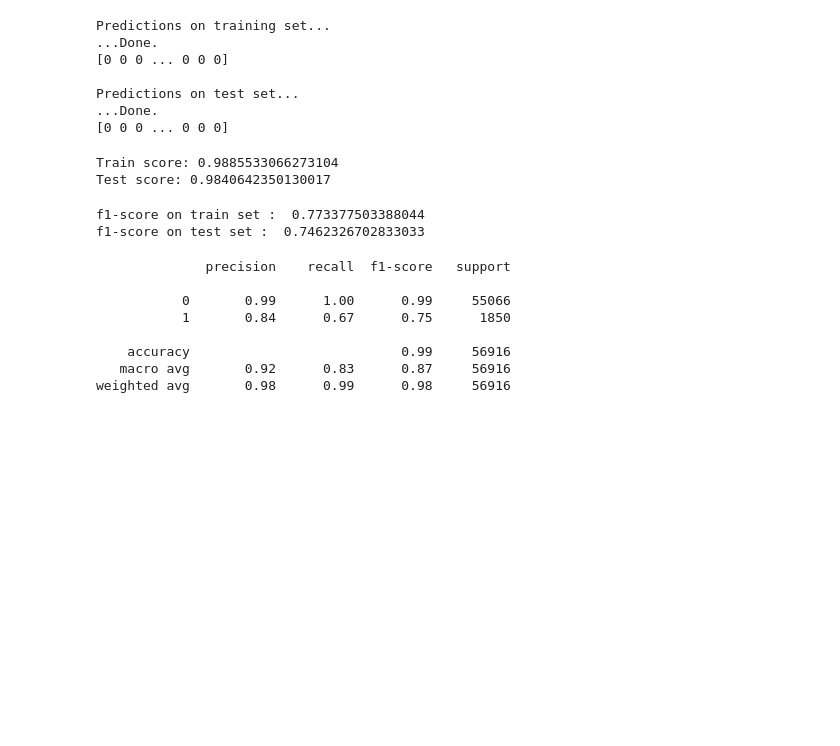
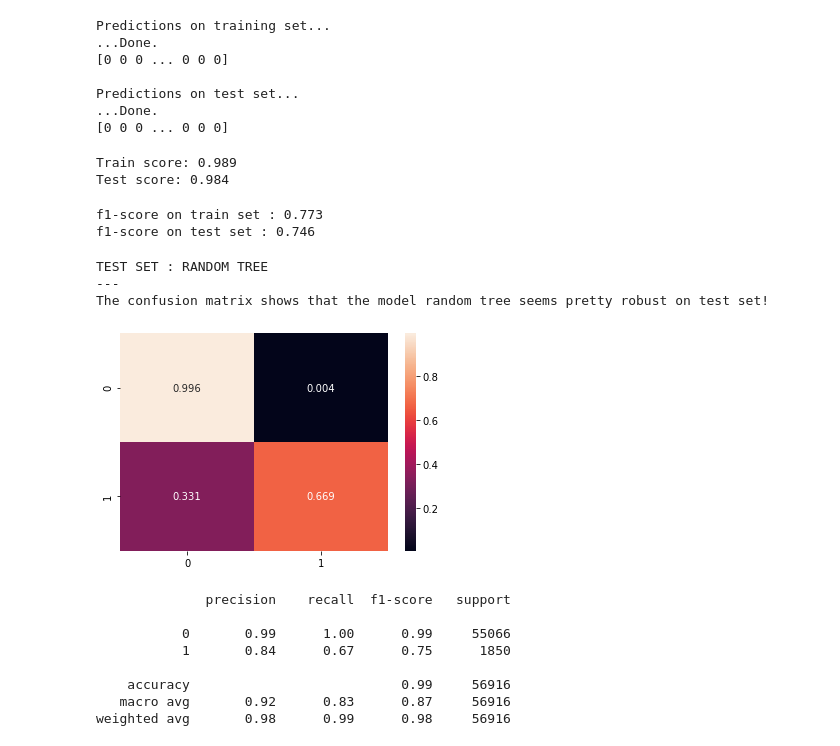
Before and after one commit to Seraphin17/Certification, a Jupyter notebook: 4_Conversion_Rate/Project_Conversion_rate_challenge_Certification.ipynb, the cells around one changed output. Cells and saved outputs as stored; diff of their text form; code cells hidden in the pictures; blank space fills up the shorter version.

```diff
--- a/4_Conversion_Rate/Project_Conversion_rate_challenge_Certification.ipynb
+++ b/4_Conversion_Rate/Project_Conversion_rate_challenge_Certification.ipynb
@@ -747,16 +775,28 @@ Y_predictions = pd.DataFrame(columns=['converted'],data=y_test_pred)
 Y_predictions.to_csv('conversion_data_train_predictions_Decision_Tree.csv', index=False)
 # %%
 # Model evaluation
-print("Train score: {}".format(classifier.score(X_train, y_train)))
-print("Test score: {}".format(classifier.score(X_test, y_test)))
+print("Train score: {}".format(round(classifier.score(X_train, y_train),3)))
+print("Test score: {}".format(round(classifier.score(X_test, y_test),3)))
 # %% [output]
-Train score: 0.9885533066273104
-Test score: 0.9840642350130017
+Train score: 0.989
+Test score: 0.984
 # %%
 # The f1-score will be used to assess the performances on the leaderboard
-print("f1-score on train set : ", f1_score(y_train, dt.predict(X_train)))
-print("f1-score on test set : ", f1_score(y_test, dt.predict(X_test)))
+print("f1-score on train set : %.3f" % f1_score(y_train, dt.predict(X_train)))
+print("f1-score on test set : %.3f" % f1_score(y_test, dt.predict(X_test)))
 # %% [output]
-f1-score on train set :  0.773377503388044
-f1-score on test set :  0.7462326702833033
+f1-score on train set : 0.773
+f1-score on test set : 0.746
+# %%
+print('TEST SET : RANDOM TREE')
+print('---')
+cm = confusion_matrix(y_test, y_test_pred, normalize="true")
+
+sns.heatmap(cm, annot=True, fmt=".3f");
+print('The confusion matrix shows that the model random tree seems pretty robust on test set!')
+# %% [output]
+TEST SET : RANDOM TREE
+---
+The confusion matrix shows that the model random tree seems pretty robust on test set!
+[figure, added]
 # %%
```
Also changed, not shown: parts of 26 cells of this notebook, 2 other files.
